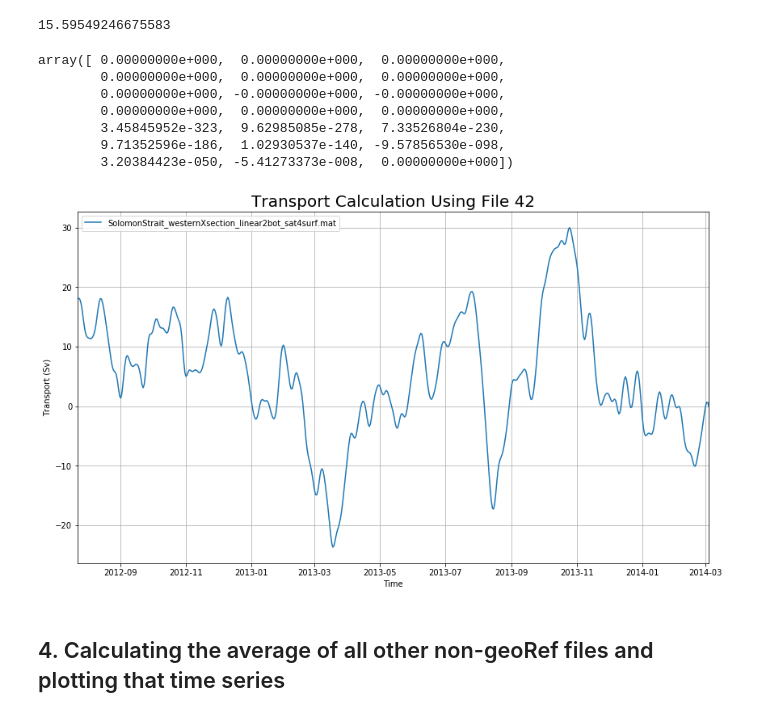
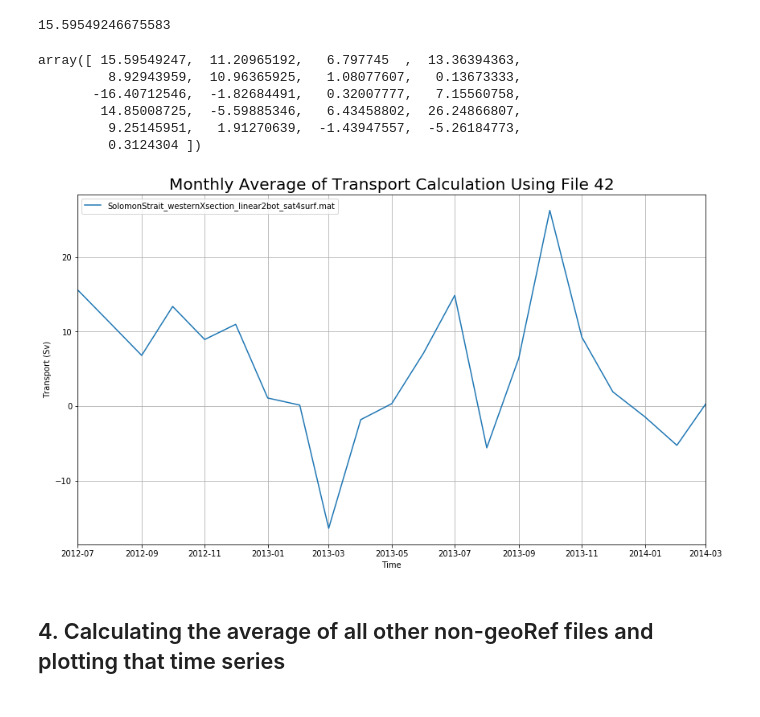
Before and after one commit to disandroa/Example-Notebooks, a Jupyter notebook: Data/allTransport data/obs_mon.ipynb, the cells around one changed output. Cells and saved outputs as stored; diff of their text form; code cells hidden in the pictures.

```diff
--- a/Data/allTransport data/obs_mon.ipynb
+++ b/Data/allTransport data/obs_mon.ipynb
@@ -84,20 +64,26 @@ july.mean()
 15.59549246675583
 # %%
 mon_trans = np.zeros(21)
-for i in range(len(x['T'][42])):
-    for j in range(20):
-        if indices[j] <= i < indices[j+1]:
-            mon_trans[j] = x['T'][42][i]
+for j in range(len(indices)):
+    for i in range(len(x['T'][42])):
+        if j == 20:
+            if indices[j] <= i < 590:
+                mon_trans[j] += x['T'][42][i]
+        else:
+            if indices[j] <= i < indices[j+1]:
+                mon_trans[j] += x['T'][42][i]
+    if j == 20:
+        mon_trans[j] = mon_trans[j]/(590-indices[j])
+    else:
         mon_trans[j] = mon_trans[j]/(indices[j+1]-indices[j])
 mon_trans
 # %% [output]
-array([ 0.00000000e+000,  0.00000000e+000,  0.00000000e+000,
-        0.00000000e+000,  0.00000000e+000,  0.00000000e+000,
-        0.00000000e+000, -0.00000000e+000, -0.00000000e+000,
-        0.00000000e+000,  0.00000000e+000,  0.00000000e+000,
-        3.45845952e-323,  9.62985085e-278,  7.33526804e-230,
-        9.71352596e-186,  1.02930537e-140, -9.57856530e-098,
-        3.20384423e-050, -5.41273373e-008,  0.00000000e+000])
+array([ 15.59549247,  11.20965192,   6.797745  ,  13.36394363,
+         8.92943959,  10.96365925,   1.08077607,   0.13673333,
+       -16.40712546,  -1.82684491,   0.32007777,   7.15560758,
+        14.85008725,  -5.59885346,   6.43458802,  26.24866807,
+         9.25145951,   1.91270639,  -1.43947557,  -5.26184773,
+         0.3124304 ])
 # %%
 def plot_trans(ds, arr, times):
     transport = ds['T'][arr]
@@ -105,16 +91,16 @@ def plot_trans(ds, arr, times):
     fig, ax = plt.subplots(figsize=(14,8))
     ax.set_ylabel('Transport (Sv)')
     ax.set_xlabel('Time')
-    ax.plot(mon_times, transport, label=label)
+    ax.plot(mon_times, mon_trans, label=label)
     ax.legend()
     ax.set_xlim(mon_times[0], mon_times[-1])
     ax.grid(True)
     plt.title('Monthly Average of Transport Calculation Using File 42', fontsize=20)
     plt.show()
 # %%
-sel_trans = plot_trans(x, 42, py_dt)
+sel_trans = plot_trans(x, 42, mon_times)
 # %% [output]
-[figure, old version]
+[figure, new version]
 # %% [markdown]
 ## 4. Calculating the average of all other non-geoRef files and plotting that time series
 # %%
```
Also changed, not shown: parts of 2 cells of this notebook.
